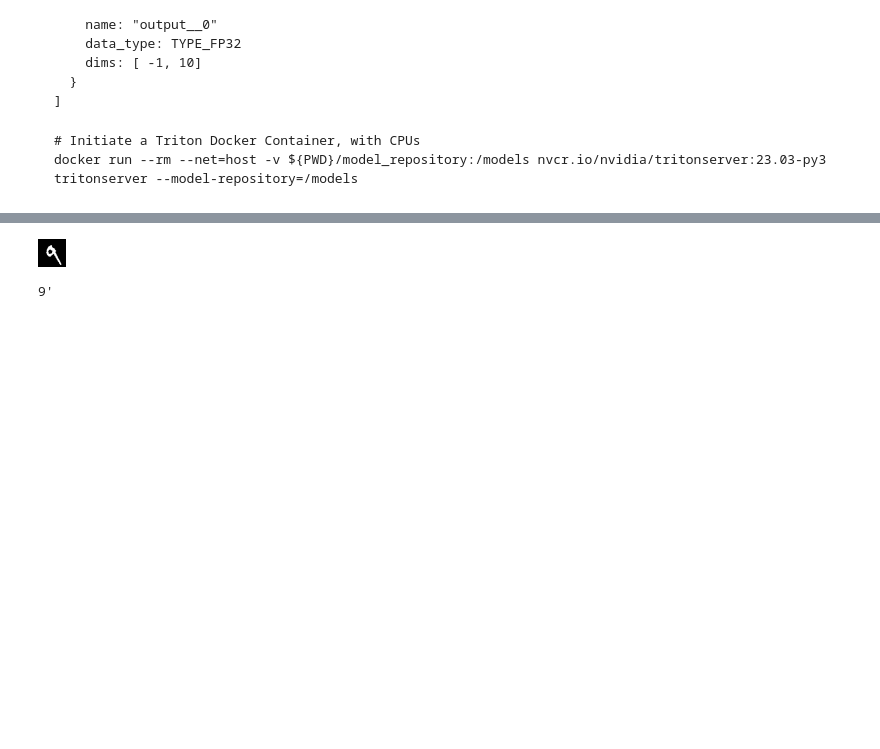
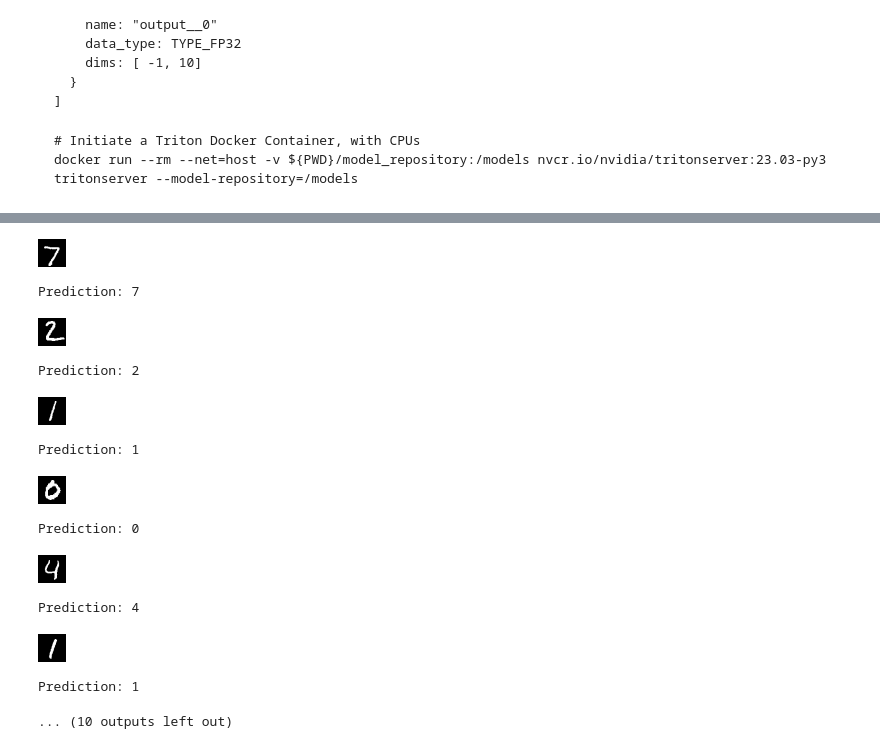
Before and after one commit to nathantthai/SFL-SDE, a Jupyter notebook: main.ipynb, the cells around one changed output, grey strips where cells are left out. Drawn from its saved outputs; the diff is of its cells as text; code cells hidden in the pictures; blank space fills up the shorter version.

```diff
--- a/main.ipynb
+++ b/main.ipynb
@@ -314,27 +365,46 @@ docker run --rm --net=host -v ${PWD}/model_repository:/models nvcr.io/nvidia/tri
 # %% [markdown]
 ![Screen Shot 2023-04-26 at 8.14.40 PM.png](embedded-picture-1)
 # %%
-from torchvision.datasets.caltech import Image
-# showing the image
-image = test_set[7][0]
-image.show()
+# Pulling the test set
+test_set =MNIST(root='./data', train=False, download=True, transform=None)
 
-# Setting up client, Google Cloud Computer IP address is 34.136.246.142 and we opened the port 8000 for the container
-client = httpclient.InferenceServerClient(url="34.136.246.142:8000")
-test_image = np.array(T.tensor(np.array(image).astype(np.float32)))
-test_image = np.expand_dims(test_image, axis = (0, 3)) # to make its shape to (1, 28,28,1)
-inputs = httpclient.InferInput("input__0", test_image.shape, datatype="FP32")
+# Making example inference requests
+for count, image_label in enumerate(test_set):
+  # showing the image
+  image = image_label[0]
 
-inputs.set_data_from_numpy(test_image, binary_data=True)
-outputs = httpclient.InferRequestedOutput("output__0", binary_data=True, class_count=10)
+  # Setting up client, Google Cloud Computer IP address is 34.136.246.142 and we opened the port 8000 for the container
+  client = httpclient.InferenceServerClient(url="34.136.246.142:8000")
+  test_image = np.array(T.tensor(np.array(image).astype(np.float32)))
+  test_image = np.expand_dims(test_image, axis = (0, 3)) # to make its shape to (1, 28,28,1)
+  inputs = httpclient.InferInput("input__0", test_image.shape, datatype="FP32")
 
-# Querying the server, an inference request to the Triton Inference Server
-results = client.infer(model_name="mnist", inputs=[inputs], outputs=[outputs])
-inference_output = results.as_numpy('output__0')
-result = inference_output[np.argmax(inference_output)]
+  inputs.set_data_from_numpy(test_image, binary_data=True)
+  outputs = httpclient.InferRequestedOutput("output__0", binary_data=True, class_count=10)
 
-# printing the result from a byte
-print(str(result)[-2:])
+  # Querying the server, an inference request to the Triton Inference Server
+  results = client.infer(model_name="mnist", inputs=[inputs], outputs=[outputs])
+  inference_output = results.as_numpy('output__0')
+  result = inference_output[np.argmax(inference_output)]
+
+  # show image
+  image.show()
+  # converting byte to string and split
+  print(f"Prediction: {result.decode('utf-8').split(':')[1]}")
+
+  if count == 10:
+    break
 # %% [output]
-[figure, old version]
+[figure, new version]
-9'
+Prediction: 7
+[figure, added]
+Prediction: 2
+[figure, added]
+Prediction: 1
+[figure, added]
+Prediction: 0
+[figure, added]
+Prediction: 4
+[figure, added]
+Prediction: 1
+... (10 outputs left out)
```
Also changed, not shown: parts of 12 cells of this notebook.
